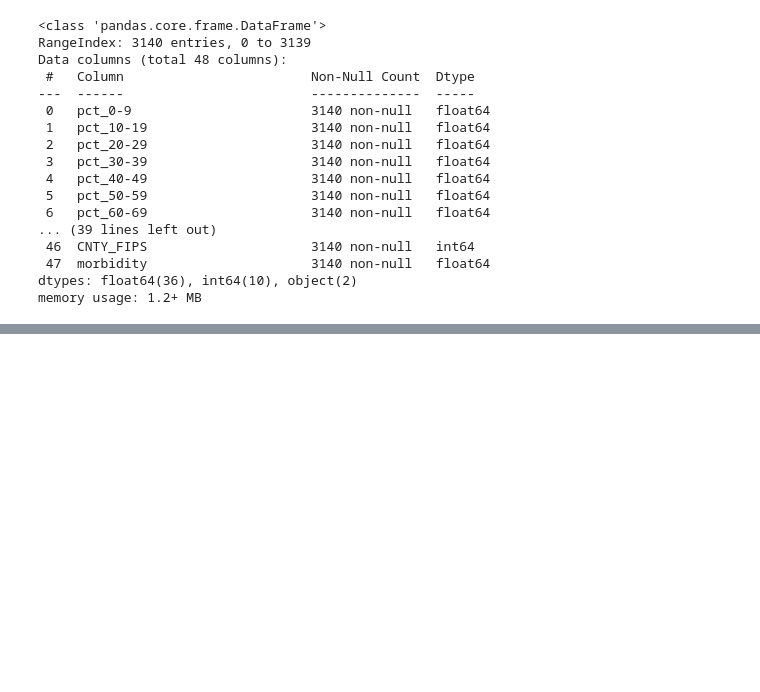
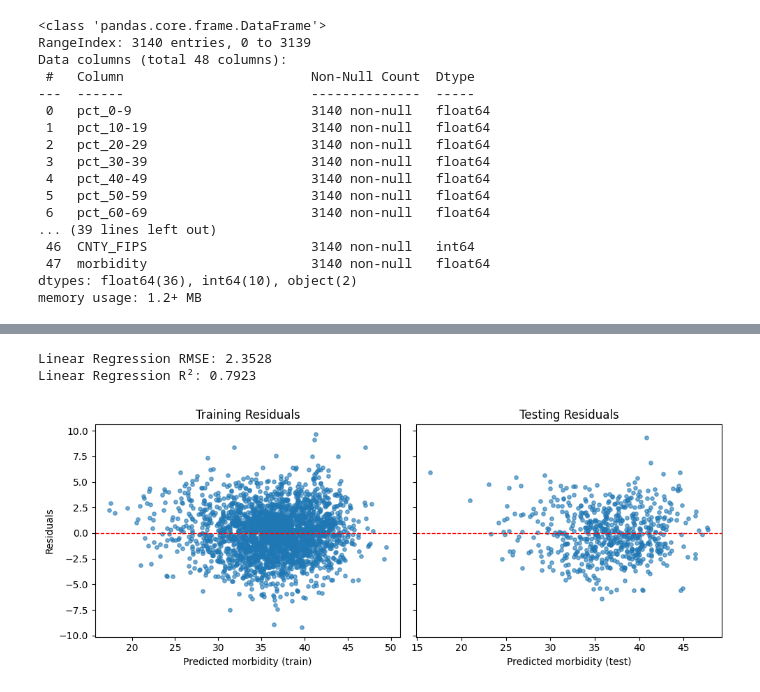
Before and after one commit to 4GeeksAcademy/Jack-Porter-s-Linear-Regression-Using-Pandas-Project, a Jupyter notebook: src/explore.ipynb, the cells around one changed output, grey strips where cells are left out. Cells and saved outputs as stored; diff of their text form; code cells hidden in the pictures; blank space fills up the shorter version.

```diff
--- a/src/explore.ipynb
+++ b/src/explore.ipynb
@@ -296,0 +503,71 @@ memory usage: 1.2+ MB
+# %%
+# Linear regression model
+
+from sklearn.linear_model import LinearRegression
+
+lin_reg = LinearRegression()
+lin_reg.fit(X_train_encoded, y_train)
+
+# Predict on test data
+y_pred = lin_reg.predict(X_test_encoded)
+
+# Evaluate
+rmse = np.sqrt(mean_squared_error(y_test, y_pred))
+r2 = r2_score(y_test, y_pred)
+
+print(f"Linear Regression RMSE: {rmse:.4f}")
+print(f"Linear Regression R²: {r2:.4f}")
+# %% [output]
+Linear Regression RMSE: 2.3528
+Linear Regression R²: 0.7923
+# %%
+
+
+from sklearn.pipeline import Pipeline
+
+# Categorical columns (strings like "Oceana")
+cat_cols = X_train.select_dtypes(include=['object', 'category']).columns.tolist()
+
+# Preprocess: one-hot encode categoricals, pass through numerics
+preprocess = ColumnTransformer(
+    transformers=[
+        ('cat', OneHotEncoder(drop='first', handle_unknown='ignore'), cat_cols),
+    ],
+    remainder='passthrough'
+)
+
+# Model pipeline
+model = Pipeline([
+    ('prep', preprocess),
+    ('reg', LinearRegression())
+])
+
+# Fit
+model.fit(X_train, y_train)
+
+# Predictions
+y_train_pred = model.predict(X_train)
+y_test_pred  = model.predict(X_test)
+
+# Residuals
+train_resid = y_train - y_train_pred
+test_resid  = y_test  - y_test_pred
+
+# Residual plots
+fig, axs = plt.subplots(1, 2, figsize=(10, 4), sharey=True)
+
+axs[0].scatter(y_train_pred, train_resid, alpha=0.6, s=15)
+axs[0].axhline(0, color='red', linestyle='--', linewidth=1)
+axs[0].set_title('Training Residuals')
+axs[0].set_xlabel('Predicted morbidity (train)')
+axs[0].set_ylabel('Residuals')
+
+axs[1].scatter(y_test_pred, test_resid, alpha=0.6, s=15)
+axs[1].axhline(0, color='red', linestyle='--', linewidth=1)
+axs[1].set_title('Testing Residuals')
+axs[1].set_xlabel('Predicted morbidity (test)')
+
+plt.tight_layout()
+plt.show()
+# %% [output]
+[figure, added]
```
Also changed, not shown: parts of 10 cells of this notebook.
